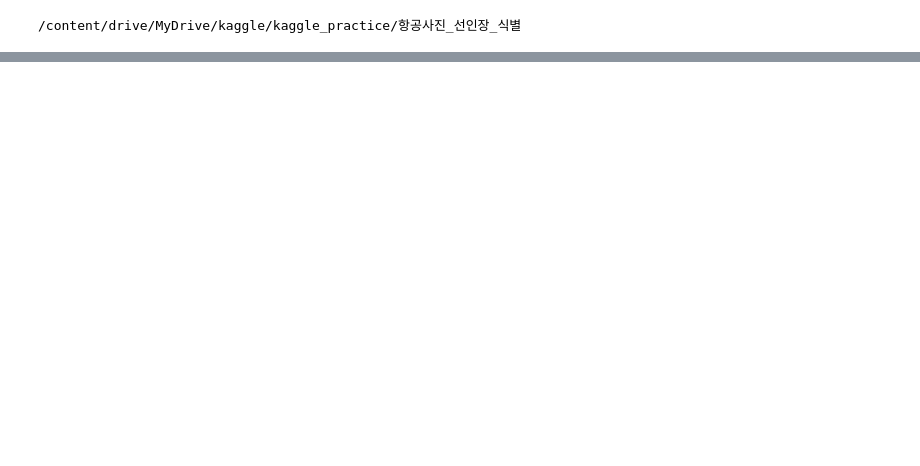
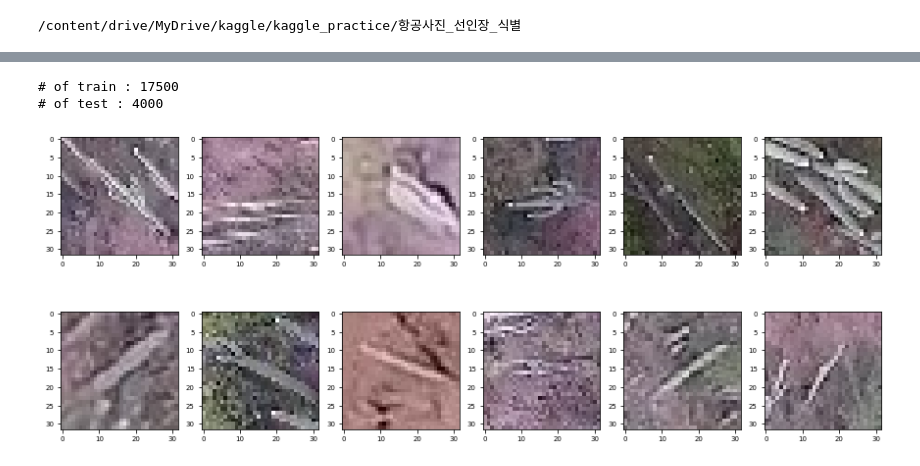
Before and after one commit to mg4432/competition_practice, a Jupyter notebook: 항공사진_선인장_식별/baseline.ipynb, the cells around one changed output, grey strips where cells are left out. Saved outputs shown, nothing was run; the diff lists cells and outputs as text; code cells hidden in the pictures; blank space fills up the shorter version.

```diff
--- a/항공사진_선인장_식별/baseline.ipynb
+++ b/항공사진_선인장_식별/baseline.ipynb
@@ -34,0 +61,31 @@ labels.head(10)
+# %%
+import os
+
+num_train = len(os.listdir('train/'))
+num_test = len(os.listdir('test/'))
+
+print(f'# of train : {num_train}')
+print(f'# of test : {num_test}')
+# %% [output]
+# of train : 17500
+# of test : 4000
+# %%
+import matplotlib.gridspec as gridspec
+import cv2
+
+mpl.rc('font', size = 7)
+plt.figure(figsize = (15, 6))
+grid = gridspec.GridSpec(2, 6)
+
+# 선인장을 포함하는 이미지 파일명(마지막 12개)
+last_has_cactus_img_name = labels[labels['has_cactus'] == 1]['id'][-12:]
+last_has_cactus_img_name
+
+for idx, img_name in enumerate(last_has_cactus_img_name) :
+  img_path = 'train/' + img_name # 이미지 파일 경로
+  image = cv2.imread(img_path) # 이미지 파일 읽어오기
+  image = cv2.cvtColor(image, cv2.COLOR_BGR2RGB) # 이미지 색상 보정
+  ax = plt.subplot(grid[idx])
+  ax.imshow(image) # 이미지 출력
+# %% [output]
+[figure, added]
```
Also changed, not shown: parts of 12 cells of this notebook.
